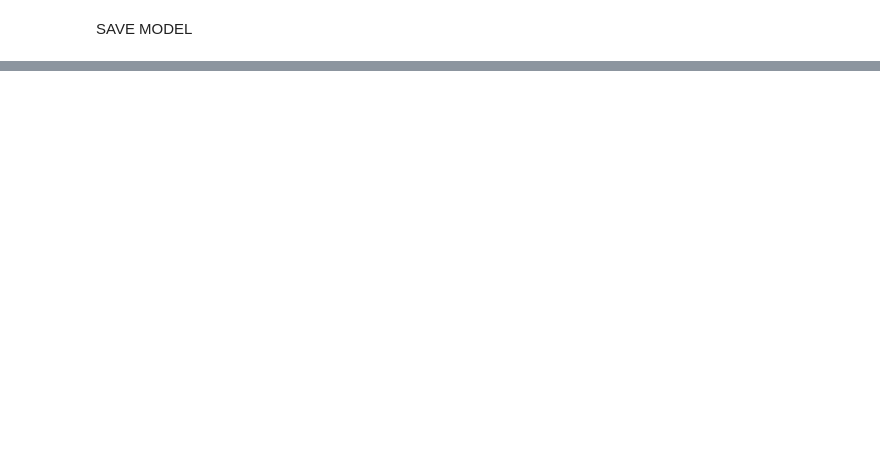
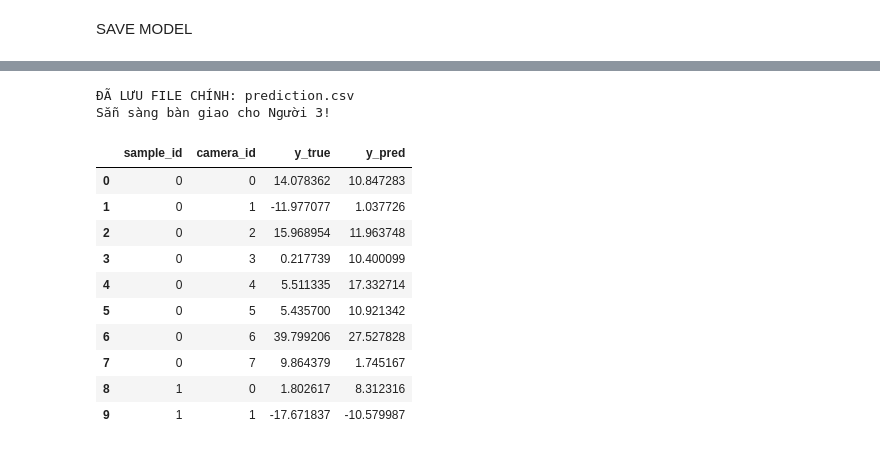
Before and after one commit to steve859/traffic_flow_prediction, a Jupyter notebook: model/notebooks/01_pretrain_STGCN.ipynb, the cells around one changed output, grey strips where cells are left out. Saved outputs shown, nothing was run; the diff lists cells and outputs as text; code cells hidden in the pictures; blank space fills up the shorter version.

```diff
--- a/model/notebooks/01_pretrain_STGCN.ipynb
+++ b/model/notebooks/01_pretrain_STGCN.ipynb
@@ -1108,0 +1245,32 @@ Saved: (72, 4)
+# %%
+import pandas as pd
+
+rows = []
+for sample_idx in range(preds_orig.shape[0]):
+    for cam_idx in range(8):
+        rows.append({
+            "sample_id": int(sample_idx),
+            "camera_id": int(cam_idx),
+            "y_true": float(trues_orig[sample_idx, cam_idx]),
+            "y_pred": float(preds_orig[sample_idx, cam_idx])
+        })
+
+df_pred = pd.DataFrame(rows)
+df_pred.to_csv("prediction.csv", index=False)
+print("ĐÃ LƯU FILE CHÍNH: prediction.csv")
+print("Sẵn sàng bàn giao cho Người 3!")
+df_pred.head(10)
+# %% [output]
+ĐÃ LƯU FILE CHÍNH: prediction.csv
+Sẵn sàng bàn giao cho Người 3!
+|  | sample_id | camera_id | y_true | y_pred |
+| 0 | 0 | 0 | 14.078362 | 10.847283 |
+| 1 | 0 | 1 | -11.977077 | 1.037726 |
+| 2 | 0 | 2 | 15.968954 | 11.963748 |
+| 3 | 0 | 3 | 0.217739 | 10.400099 |
+| 4 | 0 | 4 | 5.511335 | 17.332714 |
+| 5 | 0 | 5 | 5.435700 | 10.921342 |
+| 6 | 0 | 6 | 39.799206 | 27.527828 |
+| 7 | 0 | 7 | 9.864379 | 1.745167 |
+| 8 | 1 | 0 | 1.802617 | 8.312316 |
+| 9 | 1 | 1 | -17.671837 | -10.579987 |
```
Also changed, not shown: parts of 11 cells of this notebook.
